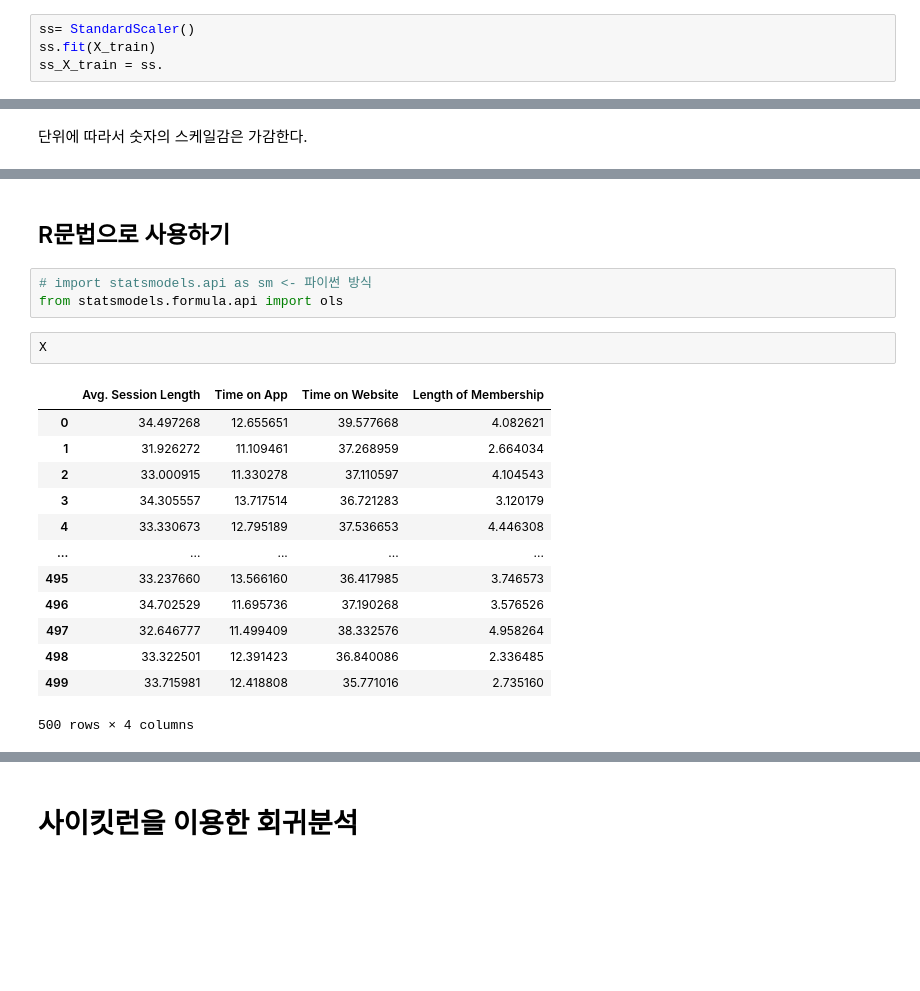
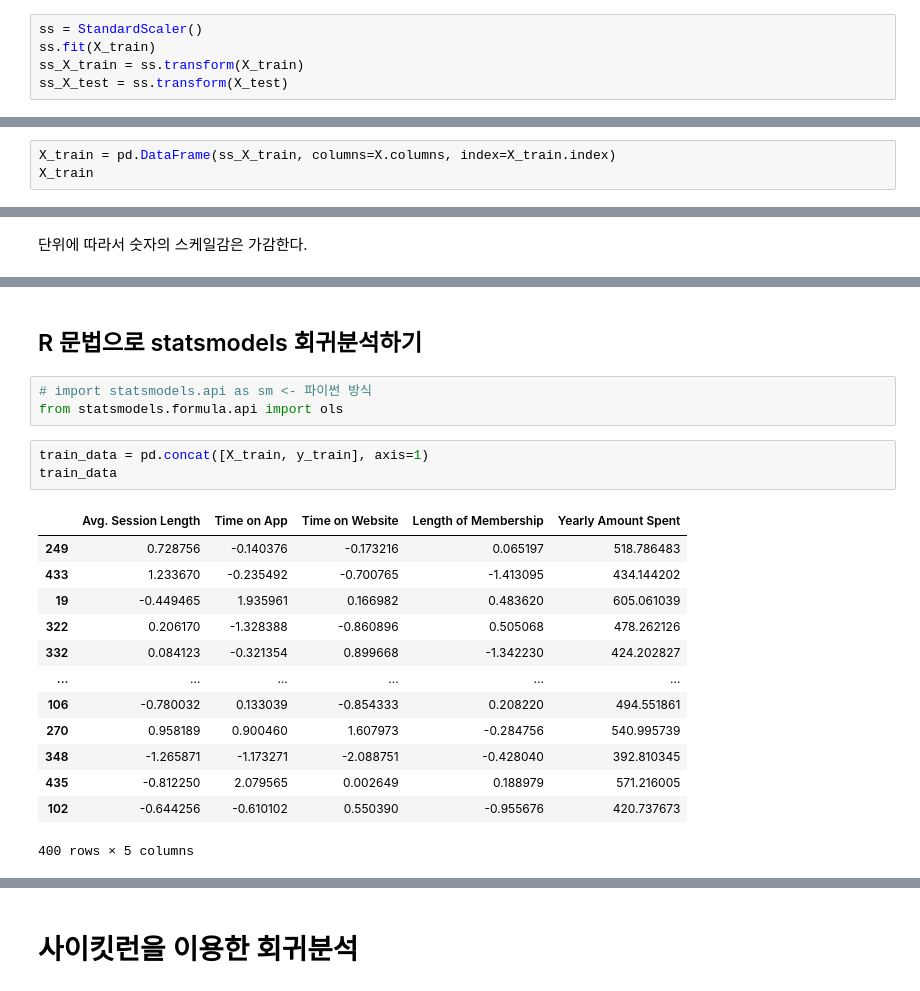
Before and after one commit to hyun111111/fintech_service_2nd, a Jupyter notebook: 05machine_learning/16지도학습_다중회귀분석_고객별연간지출액예측.ipynb, the cells around one changed output, grey strips where cells are left out. Cells and saved outputs as stored; diff of their text form; blank space fills up the shorter version.

```diff
--- a/05machine_learning/16지도학습_다중회귀분석_고객별연간지출액예측.ipynb
+++ b/05machine_learning/16지도학습_다중회귀분석_고객별연간지출액예측.ipynb
@@ -227,6 +238,7 @@ X_train, X_test, y_train, y_test = train_test_split(X,y, test_size=0.2, random_s
 # %%
 from sklearn.preprocessing import StandardScaler
 # %%
-ss= StandardScaler()
+ss = StandardScaler()
 ss.fit(X_train)
-ss_X_train = ss.
+ss_X_train = ss.transform(X_train)
+ss_X_test = ss.transform(X_test)
@@ -232,0 +251,3 @@ ss_X_train = ss.
+# %%
+X_train = pd.DataFrame(ss_X_train, columns=X.columns, index=X_train.index)
+X_train
@@ -366,21 +443,22 @@ sns.regplot(
 # %% [markdown]
-## R문법으로 사용하기
+## R 문법으로 statsmodels 회귀분석하기
 # %%
 # import statsmodels.api as sm <- 파이썬 방식
 from statsmodels.formula.api import ols
 # %%
-X
+train_data = pd.concat([X_train, y_train], axis=1)
+train_data
 # %% [output]
-|  | Avg. Session Length | Time on App | Time on Website | Length of Membership |
-| 0 | 34.497268 | 12.655651 | 39.577668 | 4.082621 |
-| 1 | 31.926272 | 11.109461 | 37.268959 | 2.664034 |
-| 2 | 33.000915 | 11.330278 | 37.110597 | 4.104543 |
-| 3 | 34.305557 | 13.717514 | 36.721283 | 3.120179 |
-| 4 | 33.330673 | 12.795189 | 37.536653 | 4.446308 |
-| ... | ... | ... | ... | ... |
-| 495 | 33.237660 | 13.566160 | 36.417985 | 3.746573 |
-| 496 | 34.702529 | 11.695736 | 37.190268 | 3.576526 |
-| 497 | 32.646777 | 11.499409 | 38.332576 | 4.958264 |
-| 498 | 33.322501 | 12.391423 | 36.840086 | 2.336485 |
-| 499 | 33.715981 | 12.418808 | 35.771016 | 2.735160 |
+|  | Avg. Session Length | Time on App | Time on Website | Length of Membership | Yearly Amount Spent |
+| 249 | 0.728756 | -0.140376 | -0.173216 | 0.065197 | 518.786483 |
+| 433 | 1.233670 | -0.235492 | -0.700765 | -1.413095 | 434.144202 |
+| 19 | -0.449465 | 1.935961 | 0.166982 | 0.483620 | 605.061039 |
+| 322 | 0.206170 | -1.328388 | -0.860896 | 0.505068 | 478.262126 |
+| 332 | 0.084123 | -0.321354 | 0.899668 | -1.342230 | 424.202827 |
+| ... | ... | ... | ... | ... | ... |
+| 106 | -0.780032 | 0.133039 | -0.854333 | 0.208220 | 494.551861 |
+| 270 | 0.958189 | 0.900460 | 1.607973 | -0.284756 | 540.995739 |
+| 348 | -1.265871 | -1.173271 | -2.088751 | -0.428040 | 392.810345 |
+| 435 | -0.812250 | 2.079565 | 0.002649 | 0.188979 | 571.216005 |
+| 102 | -0.644256 | -0.610102 | 0.550390 | -0.955676 | 420.737673 |
-500 rows × 4 columns
+400 rows × 5 columns
```
Also changed, not shown: parts of 37 cells of this notebook, 9 other files.
